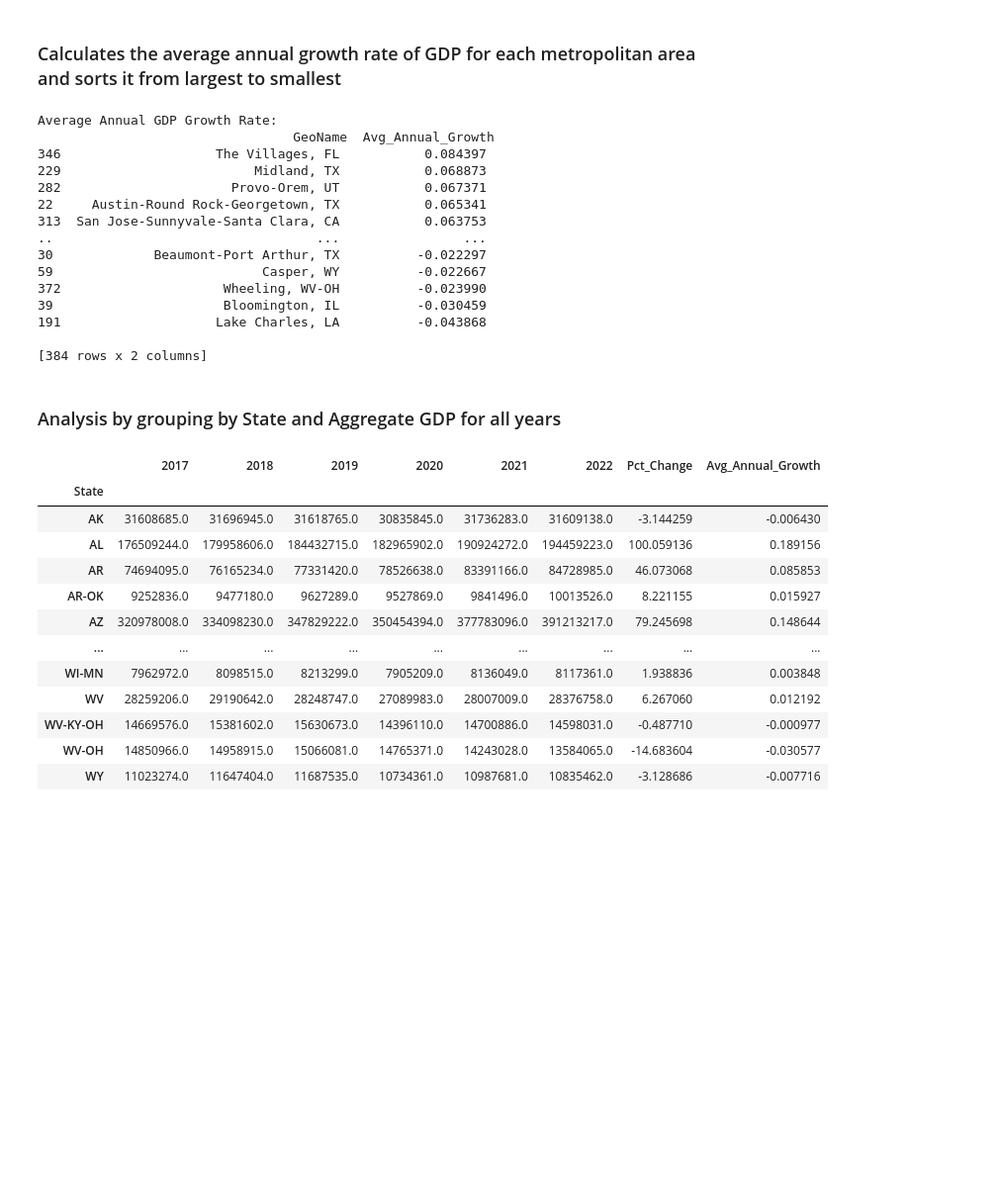
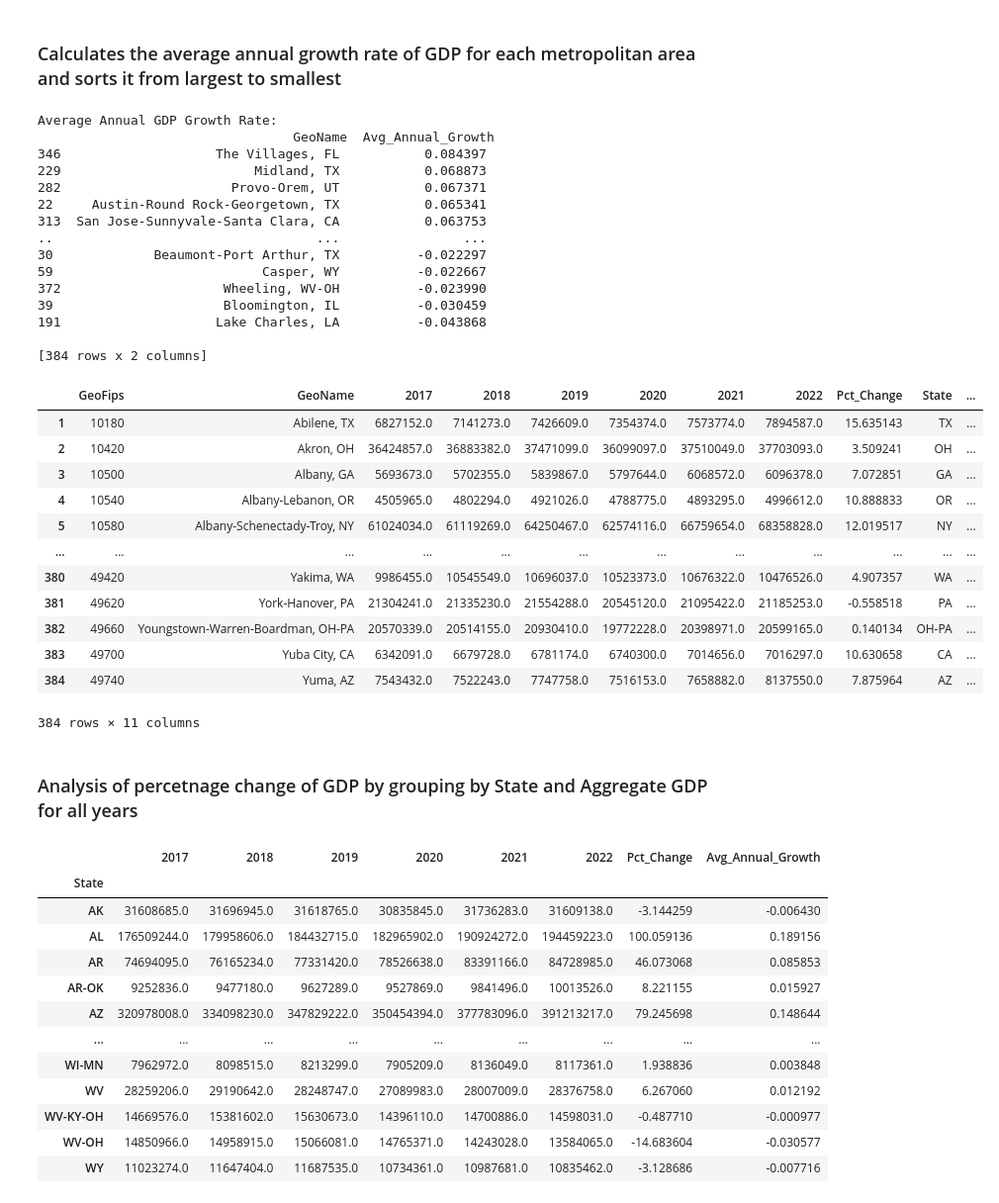
Before and after one commit to dbdesign-students-spring2024/8-pandas-exploration-VideoStorms, a Jupyter notebook: analysis.ipynb, the cells around one changed output. Shown at 99% size. Cells and saved outputs as stored; diff of their text form; code cells hidden in the pictures; blank space fills up the shorter version.

```diff
--- a/analysis.ipynb
+++ b/analysis.ipynb
@@ -236,34 +236,44 @@ Total GDP by State in 2022:
 # %% [markdown]
 ### Calculates the average annual growth rate of GDP for each metropolitan area and sorts it from largest to smallest
 # %%
-def avg_annual_growth_rate(df):
-    """
-    Calculates the average annual growth rate of GDP for each metropolitan area.
-    """
-    df['Avg_Annual_Growth'] = (df['2022'] / df['2017']) ** (1 / 5) - 1
-    df_sorted = df.sort_values(by='Avg_Annual_Growth', ascending=False)
-    print("Average Annual GDP Growth Rate:\n", df_sorted[['GeoName', 'Avg_Annual_Growth']])
 
-# Example usage
-avg_annual_growth_rate(df)
+df['Avg_Annual_Growth'] = (df['2022'] / df['2017']) ** (1 / 5) - 1
+df_sorted = df.sort_values(by='Avg_Annual_Growth', ascending=False)
+print("Average Annual GDP Growth Rate:\n", df_sorted[['GeoName', 'Avg_Annual_Growth']])
+
+
+df
 # %% [output]
 Average Annual GDP Growth Rate:
                                  GeoName  Avg_Annual_Growth
 346                    The Villages, FL           0.084397
 229                         Midland, TX           0.068873
 282                      Provo-Orem, UT           0.067371
 22     Austin-Round Rock-Georgetown, TX           0.065341
 313  San Jose-Sunnyvale-Santa Clara, CA           0.063753
 ..                                  ...                ...
 30             Beaumont-Port Arthur, TX          -0.022297
 59                           Casper, WY          -0.022667
 372                     Wheeling, WV-OH          -0.023990
 39                      Bloomington, IL          -0.030459
 191                    Lake Charles, LA          -0.043868
 
 [384 rows x 2 columns]
+|  | GeoFips | GeoName | 2017 | 2018 | 2019 | 2020 | 2021 | 2022 | Pct_Change | State | ... |
+| 1 | 10180 | Abilene, TX | 6827152.0 | 7141273.0 | 7426609.0 | 7354374.0 | 7573774.0 | 7894587.0 | 15.635143 | TX | ... |
+| 2 | 10420 | Akron, OH | 36424857.0 | 36883382.0 | 37471099.0 | 36099097.0 | 37510049.0 | 37703093.0 | 3.509241 | OH | ... |
+| 3 | 10500 | Albany, GA | 5693673.0 | 5702355.0 | 5839867.0 | 5797644.0 | 6068572.0 | 6096378.0 | 7.072851 | GA | ... |
+| 4 | 10540 | Albany-Lebanon, OR | 4505965.0 | 4802294.0 | 4921026.0 | 4788775.0 | 4893295.0 | 4996612.0 | 10.888833 | OR | ... |
+| 5 | 10580 | Albany-Schenectady-Troy, NY | 61024034.0 | 61119269.0 | 64250467.0 | 62574116.0 | 66759654.0 | 68358828.0 | 12.019517 | NY | ... |
+| ... | ... | ... | ... | ... | ... | ... | ... | ... | ... | ... | ... |
+| 380 | 49420 | Yakima, WA | 9986455.0 | 10545549.0 | 10696037.0 | 10523373.0 | 10676322.0 | 10476526.0 | 4.907357 | WA | ... |
+| 381 | 49620 | York-Hanover, PA | 21304241.0 | 21335230.0 | 21554288.0 | 20545120.0 | 21095422.0 | 21185253.0 | -0.558518 | PA | ... |
+| 382 | 49660 | Youngstown-Warren-Boardman, OH-PA | 20570339.0 | 20514155.0 | 20930410.0 | 19772228.0 | 20398971.0 | 20599165.0 | 0.140134 | OH-PA | ... |
+| 383 | 49700 | Yuba City, CA | 6342091.0 | 6679728.0 | 6781174.0 | 6740300.0 | 7014656.0 | 7016297.0 | 10.630658 | CA | ... |
+| 384 | 49740 | Yuma, AZ | 7543432.0 | 7522243.0 | 7747758.0 | 7516153.0 | 7658882.0 | 8137550.0 | 7.875964 | AZ | ... |
+384 rows × 11 columns
 # %% [markdown]
-### Analysis by grouping by State and Aggregate GDP for all years
+### Analysis of percetnage change of GDP by grouping by State and Aggregate GDP for all years
 # %%
 # Adding a state extraction function
 def extract_state(geo_name):
```
Also changed, not shown: parts of 3 cells of this notebook.
